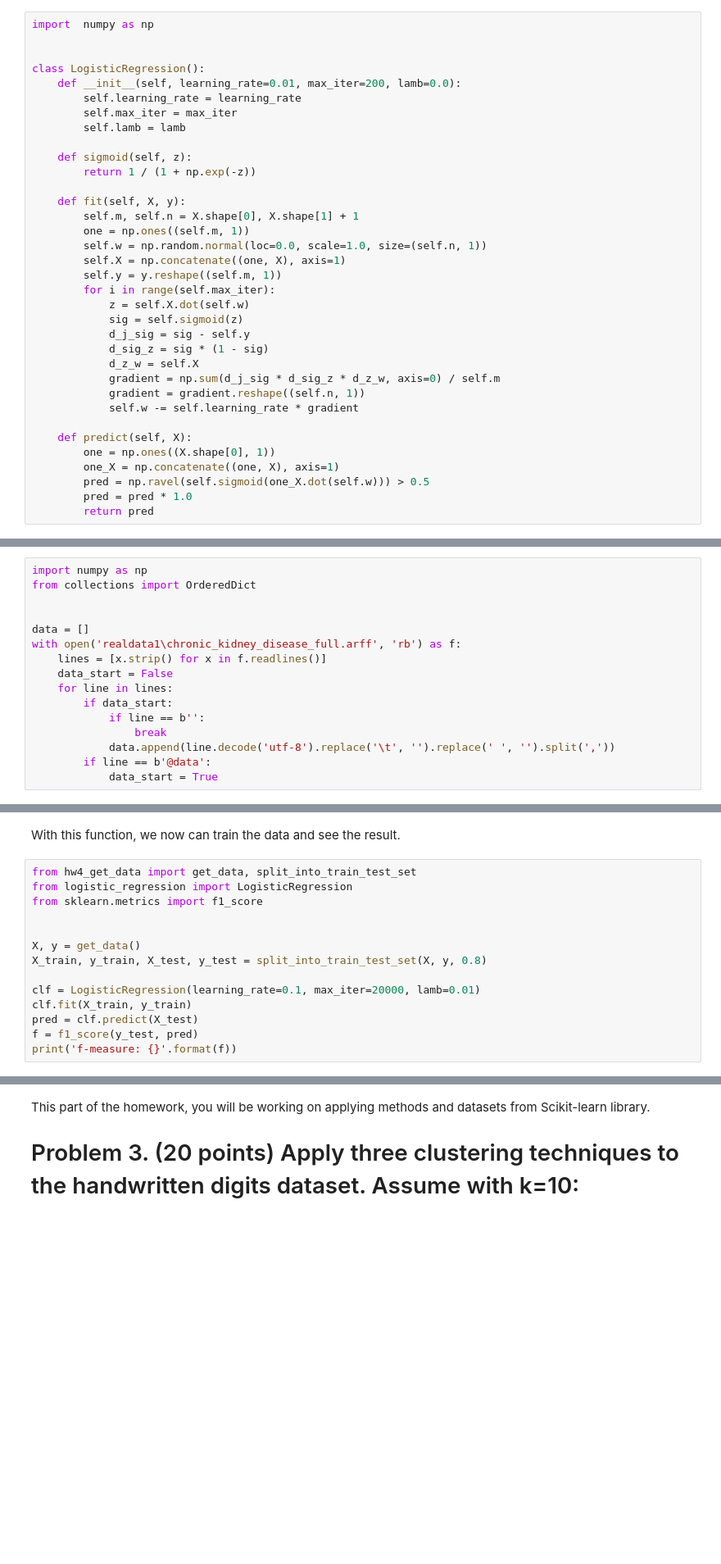
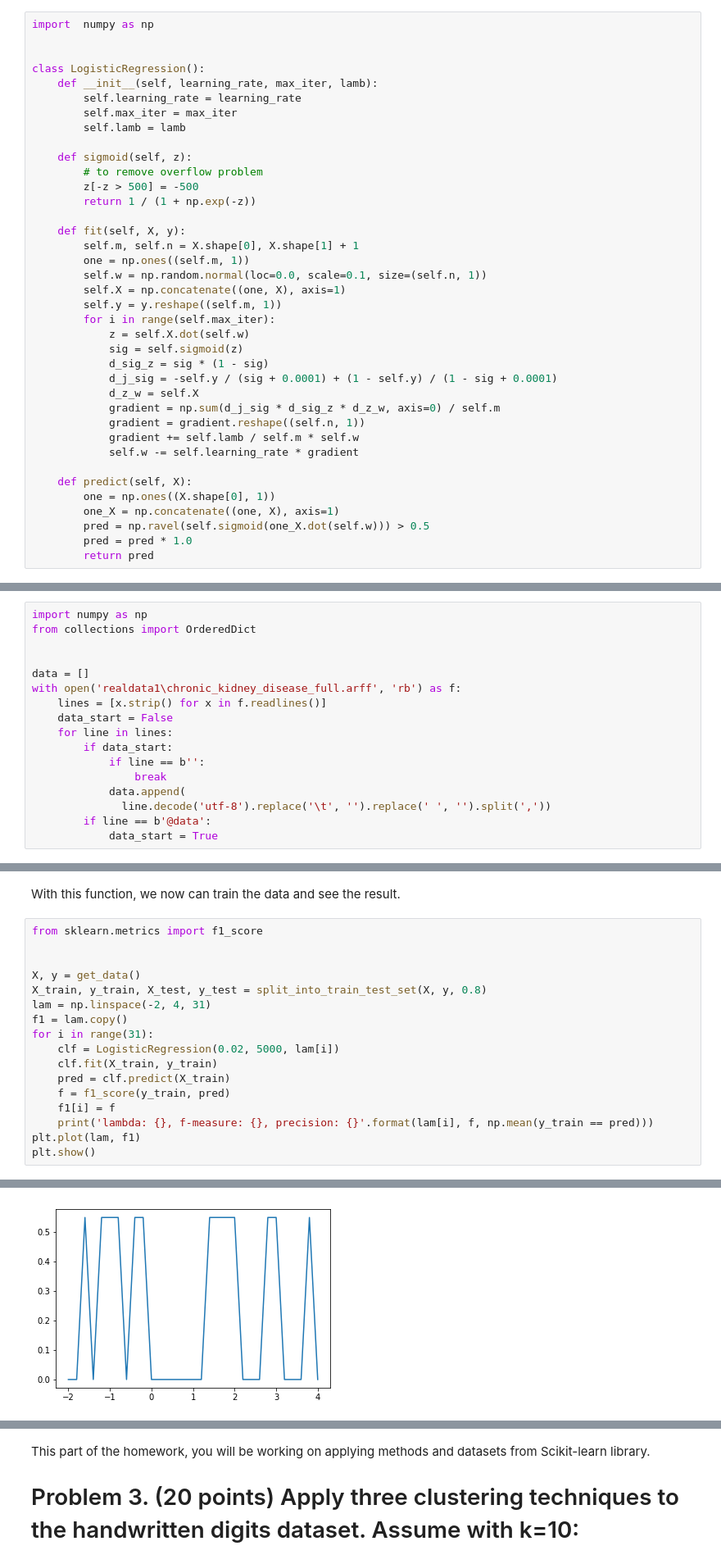
Before and after one commit to wangyanhit/AI, a Jupyter notebook: Homework 4.ipynb, the cells around one changed output, grey strips where cells are left out. Shown at 82% size. Cells and saved outputs as stored; diff of their text form; blank space fills up the shorter version.

Commit message:
revise some problems

```diff
--- a/Homework 4.ipynb
+++ b/Homework 4.ipynb
@@ -125,28 +125,31 @@ import  numpy as np
 
 
 class LogisticRegression():
-    def __init__(self, learning_rate=0.01, max_iter=200, lamb=0.0):
+    def __init__(self, learning_rate, max_iter, lamb):
         self.learning_rate = learning_rate
         self.max_iter = max_iter
         self.lamb = lamb
 
     def sigmoid(self, z):
+        # to remove overflow problem
+        z[-z > 500] = -500
         return 1 / (1 + np.exp(-z))
 
     def fit(self, X, y):
         self.m, self.n = X.shape[0], X.shape[1] + 1
         one = np.ones((self.m, 1))
-        self.w = np.random.normal(loc=0.0, scale=1.0, size=(self.n, 1))
+        self.w = np.random.normal(loc=0.0, scale=0.1, size=(self.n, 1))
         self.X = np.concatenate((one, X), axis=1)
         self.y = y.reshape((self.m, 1))
         for i in range(self.max_iter):
             z = self.X.dot(self.w)
             sig = self.sigmoid(z)
-            d_j_sig = sig - self.y
             d_sig_z = sig * (1 - sig)
+            d_j_sig = -self.y / (sig + 0.0001) + (1 - self.y) / (1 - sig + 0.0001)
             d_z_w = self.X
             gradient = np.sum(d_j_sig * d_sig_z * d_z_w, axis=0) / self.m
             gradient = gradient.reshape((self.n, 1))
+            gradient += self.lamb / self.m * self.w
             self.w -= self.learning_rate * gradient
 
     def predict(self, X):
@@ -187,7 +190,8 @@ with open('realdata1\chronic_kidney_disease_full.arff', 'rb') as f:
         if data_start:
             if line == b'':
                 break
-            data.append(line.decode('utf-8').replace('\t', '').replace(' ', '').split(','))
+            data.append(
+              line.decode('utf-8').replace('\t', '').replace(' ', '').split(','))
         if line == b'@data':
             data_start = True
 # %% [markdown]
@@ -366,17 +325,20 @@ class LogisticRegression():
 # %% [markdown]
 With this function, we now can train the data and see the result.
 # %%
-from hw4_get_data import get_data, split_into_train_test_set
-from logistic_regression import LogisticRegression
 from sklearn.metrics import f1_score
 
 
 X, y = get_data()
 X_train, y_train, X_test, y_test = split_into_train_test_set(X, y, 0.8)
-
-clf = LogisticRegression(learning_rate=0.1, max_iter=20000, lamb=0.01)
-clf.fit(X_train, y_train)
-pred = clf.predict(X_test)
-f = f1_score(y_test, pred)
-print('f-measure: {}'.format(f))
+lam = np.linspace(-2, 4, 31)
+f1 = lam.copy()
+for i in range(31):
+    clf = LogisticRegression(0.02, 5000, lam[i])
+    clf.fit(X_train, y_train)
+    pred = clf.predict(X_train)
+    f = f1_score(y_train, pred)
+    f1[i] = f
+    print('lambda: {}, f-measure: {}, precision: {}'.format(lam[i], f, np.mean(y_train == pred)))
+plt.plot(lam, f1)
+plt.show()
 # %% [output]
@@ -383,0 +362 @@ f-measure: 1.0
+[figure, added]
```
Also changed, not shown: parts of 25 cells of this notebook.
